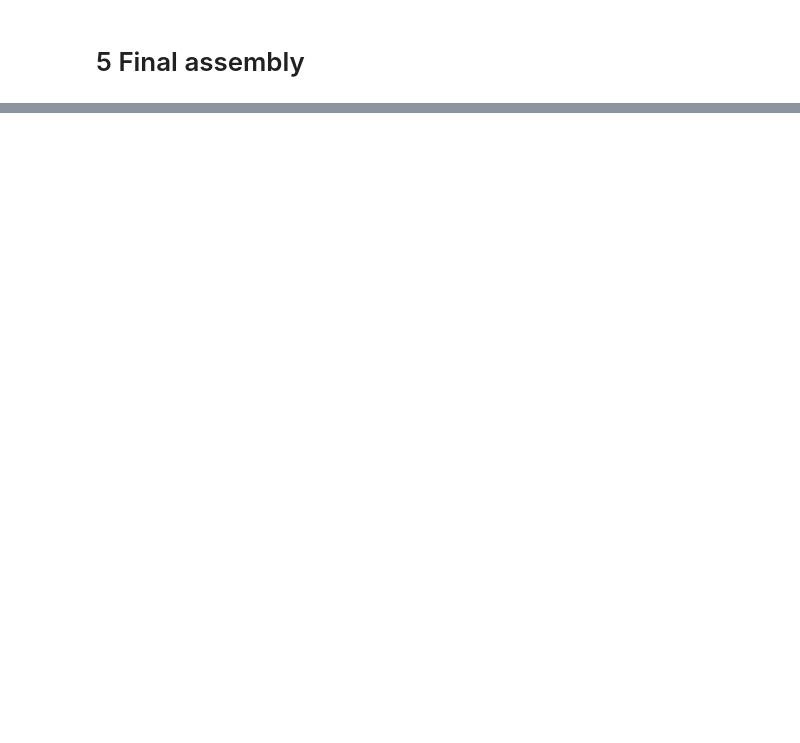
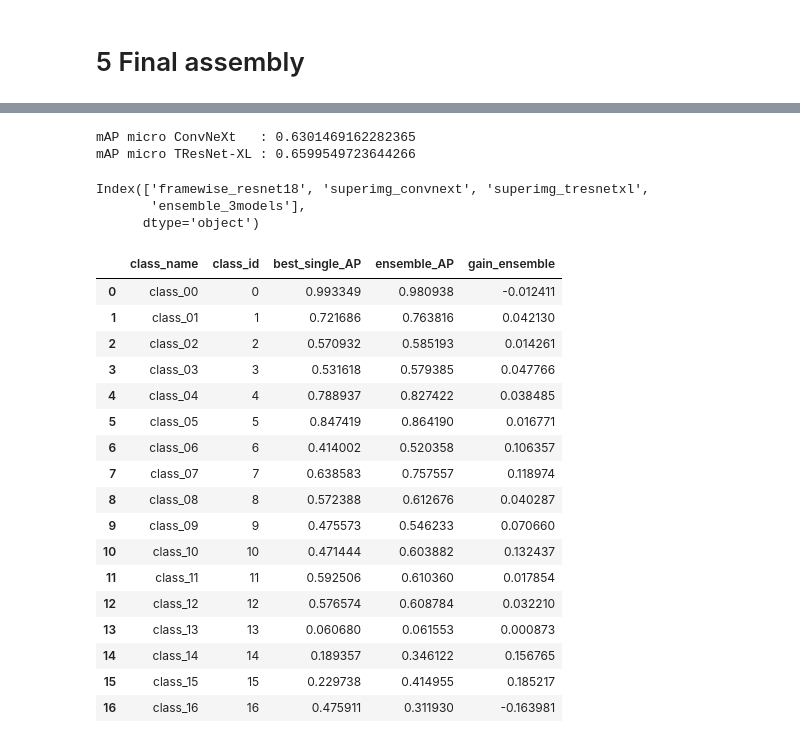
Before and after one commit to Simon-VDC/qv-pipe-classifier, a Jupyter notebook: notebooks/05_Final_Assembly.ipynb, the cells around one changed output, grey strips where cells are left out. Cells and saved outputs as stored; diff of their text form; code cells hidden in the pictures; blank space fills up the shorter version.

```diff
--- a/notebooks/05_Final_Assembly.ipynb
+++ b/notebooks/05_Final_Assembly.ipynb
@@ -364,0 +469,73 @@ C:\Users\Simon VANDERCOILDEN\Desktop\Scolaire\UTC\IM05\TX01\qv-pipe-classifier\e
+# %%
+def map_micro_super(base_dir, model_name):
+    all_probs = []
+    all_ytrue = []
+
+    for fold in FOLDS:
+        raw_ids, probs = load_preds_super(base_dir, model_name, fold)
+        y_true = build_y_true_super_from_csv(raw_ids, super_label_map, NUM_CLASSES)
+        all_probs.append(probs)
+        all_ytrue.append(y_true)
+
+    all_probs = np.vstack(all_probs)
+    all_ytrue = np.vstack(all_ytrue)
+    return average_precision_score(all_ytrue, all_probs, average="micro")
+
+map_micro_convnext = map_micro_super(BASE_CONVNEXT, "convnext")
+map_micro_tresnet  = map_micro_super(BASE_TRESNET,  "tresnetxl")
+
+print("mAP micro ConvNeXt   :", map_micro_convnext)
+print("mAP micro TResNet-XL :", map_micro_tresnet)
+# %% [output]
+mAP micro ConvNeXt   : 0.6301469162282365
+mAP micro TResNet-XL : 0.6599549723644266
+# %%
+import pandas as pd
+
+# Vérifie nom des colonnes
+df_ap_methods.columns
+# %% [output]
+Index(['framewise_resnet18', 'superimg_convnext', 'superimg_tresnetxl',
+       'ensemble_3models'],
+      dtype='object')
+# %%
+import numpy as np
+import pandas as pd
+
+# Colonnes des modèles individuels
+cols_single = ["framewise_resnet18", "superimg_convnext", "superimg_tresnetxl"]
+
+# Meilleur modèle seul par classe
+best_single = df_ap_methods[cols_single].max(axis=1)
+
+# Nouveau DataFrame pour scatter + CSV
+df_scatter = pd.DataFrame({
+    "class_name": df_ap_methods.index,
+    "class_id": [int(name.split("_")[1]) for name in df_ap_methods.index],
+    "best_single_AP": best_single.values,
+    "ensemble_AP": df_ap_methods["ensemble_3models"].values,
+})
+
+# Gain de l'ensemble par classe
+df_scatter["gain_ensemble"] = df_scatter["ensemble_AP"] - df_scatter["best_single_AP"]
+
+df_scatter
+# %% [output]
+|  | class_name | class_id | best_single_AP | ensemble_AP | gain_ensemble |
+| 0 | class_00 | 0 | 0.993349 | 0.980938 | -0.012411 |
+| 1 | class_01 | 1 | 0.721686 | 0.763816 | 0.042130 |
+| 2 | class_02 | 2 | 0.570932 | 0.585193 | 0.014261 |
+| 3 | class_03 | 3 | 0.531618 | 0.579385 | 0.047766 |
+| 4 | class_04 | 4 | 0.788937 | 0.827422 | 0.038485 |
+| 5 | class_05 | 5 | 0.847419 | 0.864190 | 0.016771 |
+| 6 | class_06 | 6 | 0.414002 | 0.520358 | 0.106357 |
+| 7 | class_07 | 7 | 0.638583 | 0.757557 | 0.118974 |
+| 8 | class_08 | 8 | 0.572388 | 0.612676 | 0.040287 |
+| 9 | class_09 | 9 | 0.475573 | 0.546233 | 0.070660 |
+| 10 | class_10 | 10 | 0.471444 | 0.603882 | 0.132437 |
+| 11 | class_11 | 11 | 0.592506 | 0.610360 | 0.017854 |
+| 12 | class_12 | 12 | 0.576574 | 0.608784 | 0.032210 |
+| 13 | class_13 | 13 | 0.060680 | 0.061553 | 0.000873 |
+| 14 | class_14 | 14 | 0.189357 | 0.346122 | 0.156765 |
+| 15 | class_15 | 15 | 0.229738 | 0.414955 | 0.185217 |
+| 16 | class_16 | 16 | 0.475911 | 0.311930 | -0.163981 |
```
Also changed, not shown: parts of 8 cells of this notebook, 1 other file.
